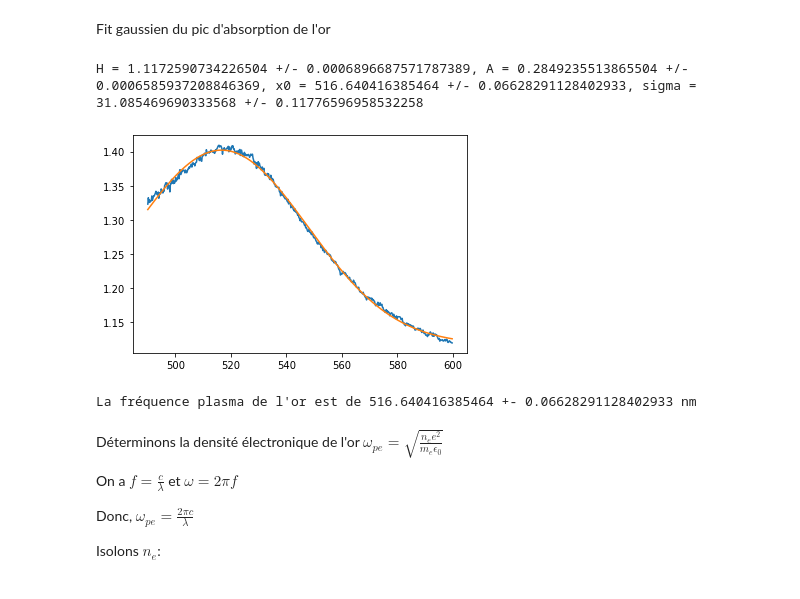
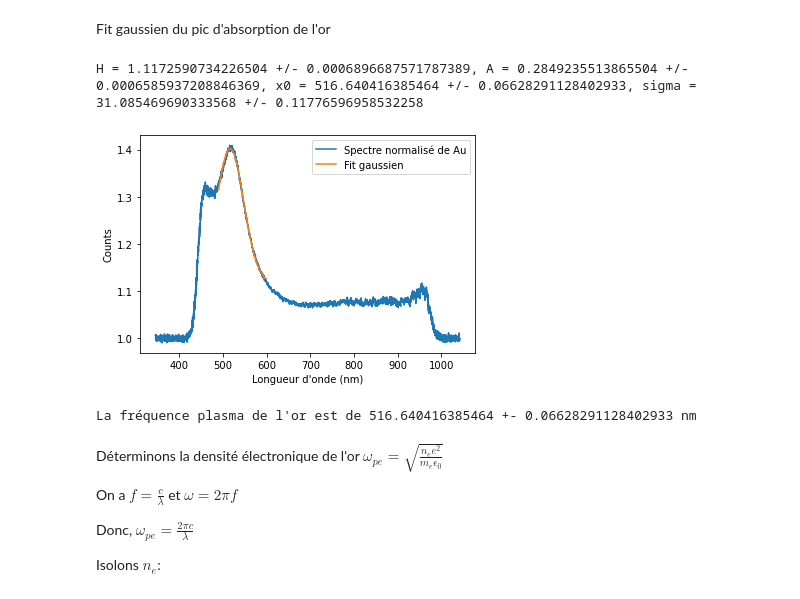
Before and after one commit to pierrotlamontagne/Github-labo-3, a Jupyter notebook: ABS/Analyse.ipynb, the cells around one changed output. Drawn from its saved outputs; the diff is of its cells as text; code cells hidden in the pictures.

```diff
--- a/ABS/Analyse.ipynb
+++ b/ABS/Analyse.ipynb
@@ -200,15 +187,22 @@ Fit gaussien du pic d'absorption de l'or
 # %%
 counts_or_norm = counts_or_calib/counts_or_brute
 
 
 p0 = [1.2, 1.4, 520, 3] #Initial guess
 idebut, ifin = find_nearest(lamda,490), find_nearest(lamda,600)
 gauss_or, p_opt, p_err = fit_gaussien(lamda[idebut:ifin], counts_or_norm[idebut:ifin], p0 = p0)
 
+plt.plot(lamda, counts_or_norm, label = "Spectre normalisé de Au")
+plt.plot(lamda[idebut:ifin], gauss_or, label = "Fit gaussien")
+plt.xlabel("Longueur d'onde (nm)")
+plt.ylabel("Counts")
+plt.legend()
+plt.show()
+
 print("La fréquence plasma de l'or est de {} +- {} nm".format(p_opt[2], p_err[2]))
 # %% [output]
 H = 1.1172590734226504 +/- 0.0006896687571787389, A = 0.2849235513865504 +/- 0.0006585937208846369, x0 = 516.640416385464 +/- 0.06628291128402933, sigma = 31.085469690333568 +/- 0.11776596958532258
-[figure, old version]
+[figure, new version]
 La fréquence plasma de l'or est de 516.640416385464 +- 0.06628291128402933 nm
 # %% [markdown]
 Déterminons la densité électronique de l'or
```
Also changed, not shown: parts of 5 cells of this notebook, 2 other files.
